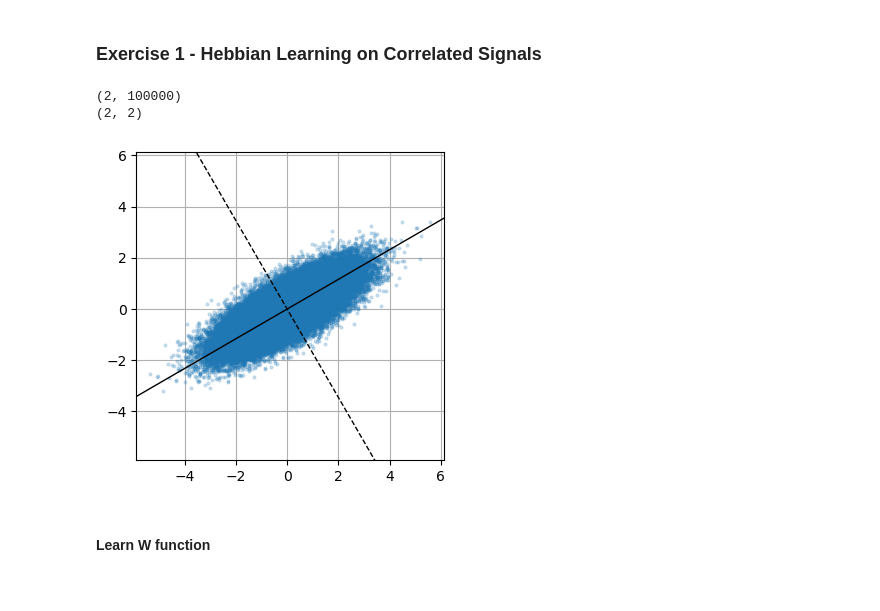
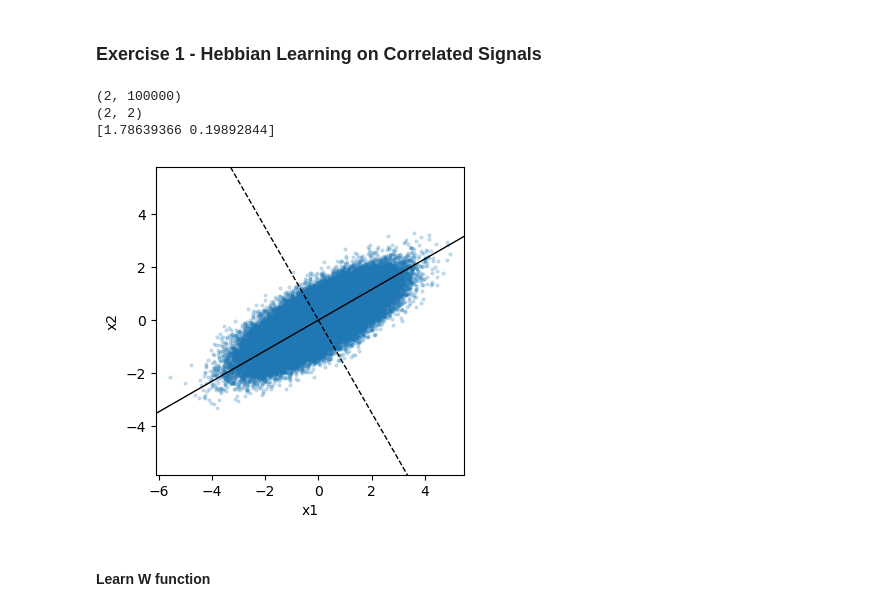
Before and after one commit to elbertwang00/4G3-Courseworks, a Jupyter notebook: Coursework 2/coursework2.ipynb, the cells around one changed output. Saved outputs shown, nothing was run; the diff lists cells and outputs as text; code cells hidden in the pictures.

```diff
--- a/Coursework 2/coursework2.ipynb
+++ b/Coursework 2/coursework2.ipynb
@@ -12,22 +12,26 @@ from hebbian_learning import *
 # %%
 # (a) Building correlated inputs matrix
 T = 100_000 # t=0,...,100,000
 X = corr_input(T=T) # correlated inputs, xt
 print(X.shape)
 
 # (b) Covariance matrix of input matrix X
 C = X @ X.T / T # time-averaged covariance matrix of inputs
 print(C.shape)
 eValues, eVectors = np.linalg.eig(C)
+print(eValues)
 
 fig, ax = plt.subplots(1, figsize=[6,4])
 scatter(X, eVectors[:,0], ax)
-ax.grid(zorder=0)
+ax.set_xlabel('x1')
+ax.set_ylabel('x2')
+# ax.grid(zorder=0)
 fig.show()
 # %% [output]
 (2, 100000)
 (2, 2)
+[1.78639366 0.19892844]
-[figure, old version]
+[figure, new version]
 # %% [markdown]
 #### Learn W function
 # %%
```
Also changed, not shown: parts of 8 cells of this notebook, 4 other files.
